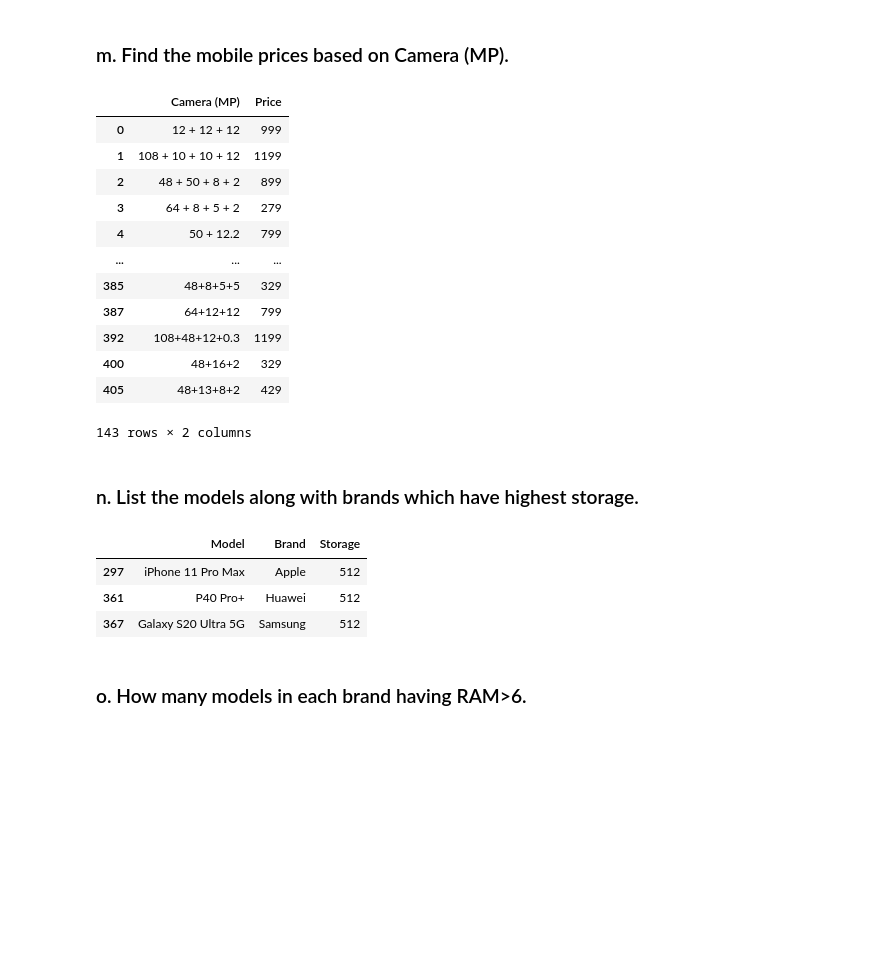
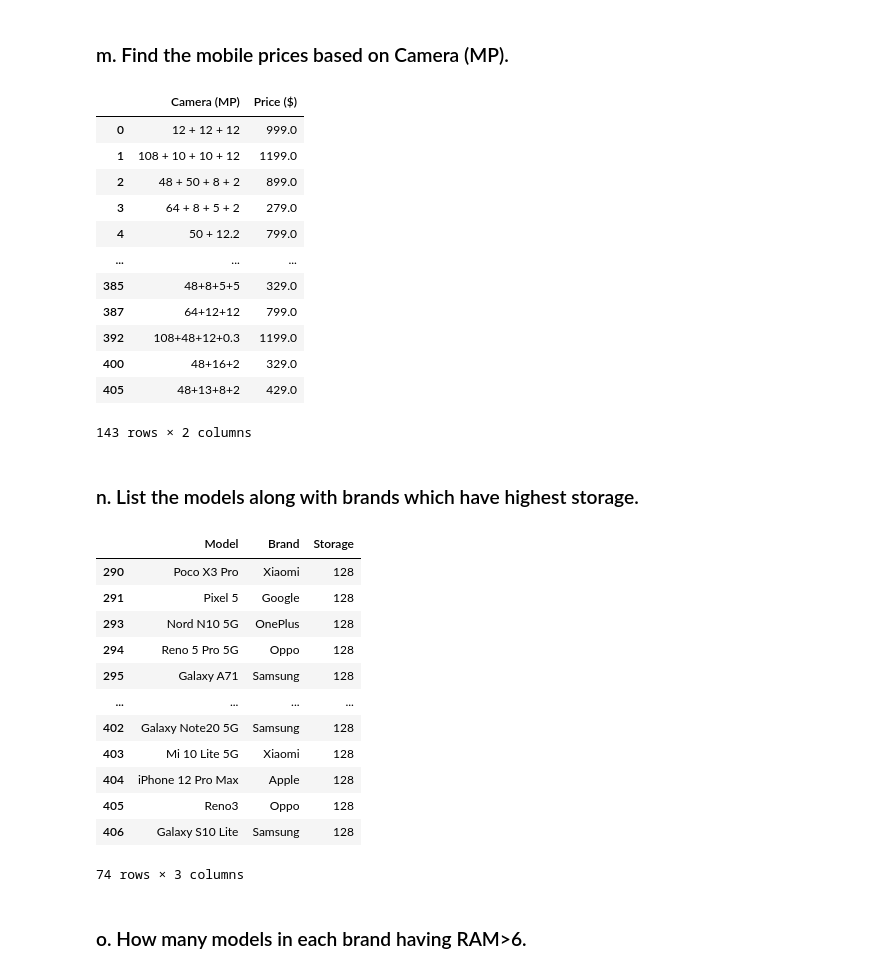
Before and after one commit to nvn18/3-1_LAB_WORKS, a Jupyter notebook: DA_LAB/Mobile Phone Price Dataset.ipynb, the cells around one changed output. Cells and saved outputs as stored; diff of their text form; code cells hidden in the pictures; blank space fills up the shorter version.

```diff
--- a/DA_LAB/Mobile Phone Price Dataset.ipynb
+++ b/DA_LAB/Mobile Phone Price Dataset.ipynb
@@ -79,23 +120,18 @@ display(models_per_battery_price)
 # %% [markdown]
 ### d. Count the number of models in each brand with highest storage. Draw the graph.
 # %%
-
+import pandas as pd
 import matplotlib.pyplot as plt
 
 df = pd.DataFrame(data)
-data['Storage'] = [int("".join(filter(str.isdigit, s))) for s in data['Storage ']]
 
-max_stor_per_brand = df.groupby('Brand')['Storage'].max()
-max_stor_models = df[df.set_index(['Brand', 'Storage']).index.isin(max_stor_per_brand.items())]
-count_per_brand = max_stor_models['Brand'].value_counts()
+max_storage_per_brand = df.groupby('Brand')['Storage '].max()
+max_storage_models = df[df.set_index(['Brand', 'Storage ']).index.isin(max_storage_per_brand.items())]
+count_per_brand = max_storage_models['Brand'].value_counts()
 
-plt.bar(count_per_brand.index, count_per_brand,width=0.4,color='skyblue')
-
+plt.bar(count_per_brand.index, count_per_brand,width=0.6,color='skyblue')
 plt.xlabel('Brand')
 plt.ylabel('Number of Models with Highest Storage')
 plt.title('Number of Models in Each Brand with Highest Storage')
-
-plt.xticks(rotation=45, ha='right')
-plt.tight_layout()
 plt.show()
 # %% [output]
@@ -128,9 +164,8 @@ Name: Brand, dtype: int64
 # %% [markdown]
 ### f. Find the RAM capacity of all models of every brand.
 # %%
-data['RAM'] = [int("".join(filter(str.isdigit, s))) for s in data['RAM ']]
 df = pd.DataFrame(data)
-model = df.groupby(['Brand','Model'])['RAM'].unique()
+model = df.groupby(['Brand','Model'])['RAM '].unique()
 
 display(model)
 # %% [output]
@@ -188,7 +223,6 @@ display(bat_cap)
 ### i. Calculate average price of each brand.
 # %%
 #df['Price ($)'] = pd.to_numeric(df['Price ($)'], errors='coerce')
-data['Price'] = [int("".join(filter(str.isdigit, s))) for s in data['Price ($)']]
-print(data.groupby('Brand')['Price'].mean())
+print(data.groupby('Brand')['Price ($)'].mean())
 # %% [output]
 Brand
@@ -243,32 +297,41 @@ array(['iPhone 13 Pro', 'iPhone 13', 'iPhone 12 Mini', 'iPhone 11',
 ### m. Find the mobile prices based on Camera (MP).
 # %%
 df = pd.DataFrame(data)
-price = df.drop_duplicates(subset='Camera (MP)',keep='first')[['Camera (MP)','Price']]
+price = df.drop_duplicates(subset='Camera (MP)',keep='first')[['Camera (MP)','Price ($)']]
 display(price)
 # %% [output]
-|  | Camera (MP) | Price |
-| 0 | 12 + 12 + 12 | 999 |
-| 1 | 108 + 10 + 10 + 12 | 1199 |
-| 2 | 48 + 50 + 8 + 2 | 899 |
-| 3 | 64 + 8 + 5 + 2 | 279 |
-| 4 | 50 + 12.2 | 799 |
+|  | Camera (MP) | Price ($) |
+| 0 | 12 + 12 + 12 | 999.0 |
+| 1 | 108 + 10 + 10 + 12 | 1199.0 |
+| 2 | 48 + 50 + 8 + 2 | 899.0 |
+| 3 | 64 + 8 + 5 + 2 | 279.0 |
+| 4 | 50 + 12.2 | 799.0 |
 | ... | ... | ... |
-| 385 | 48+8+5+5 | 329 |
-| 387 | 64+12+12 | 799 |
-| 392 | 108+48+12+0.3 | 1199 |
-| 400 | 48+16+2 | 329 |
-| 405 | 48+13+8+2 | 429 |
+| 385 | 48+8+5+5 | 329.0 |
+| 387 | 64+12+12 | 799.0 |
+| 392 | 108+48+12+0.3 | 1199.0 |
+| 400 | 48+16+2 | 329.0 |
+| 405 | 48+13+8+2 | 429.0 |
 143 rows × 2 columns
 # %% [markdown]
 ### n. List the models along with brands which have highest storage.
 # %%
-high_stor = data["Storage"].max()
-display(data[data["Storage"] == high_stor][["Model","Brand","Storage"]])
+high_stor = data["Storage "].min()
+display(data[data["Storage "] == high_stor][["Model","Brand","Storage "]])
 # %% [output]
 |  | Model | Brand | Storage |
-| 297 | iPhone 11 Pro Max | Apple | 512 |
-| 361 | P40 Pro+ | Huawei | 512 |
-| 367 | Galaxy S20 Ultra 5G | Samsung | 512 |
+| 290 | Poco X3 Pro | Xiaomi | 128 |
+| 291 | Pixel 5 | Google | 128 |
+| 293 | Nord N10 5G | OnePlus | 128 |
+| 294 | Reno 5 Pro 5G | Oppo | 128 |
+| 295 | Galaxy A71 | Samsung | 128 |
+| ... | ... | ... | ... |
+| 402 | Galaxy Note20 5G | Samsung | 128 |
+| 403 | Mi 10 Lite 5G | Xiaomi | 128 |
+| 404 | iPhone 12 Pro Max | Apple | 128 |
+| 405 | Reno3 | Oppo | 128 |
+| 406 | Galaxy S10 Lite | Samsung | 128 |
+74 rows × 3 columns
 # %% [markdown]
 ### o. How many models in each brand having RAM>6.
 # %%
```
Also changed, not shown: parts of 12 cells of this notebook.
